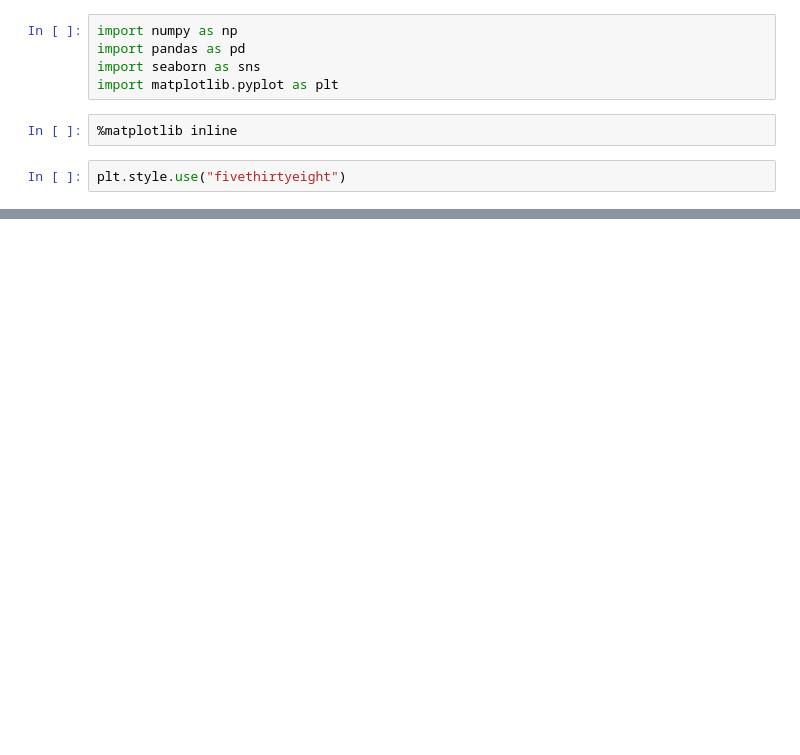
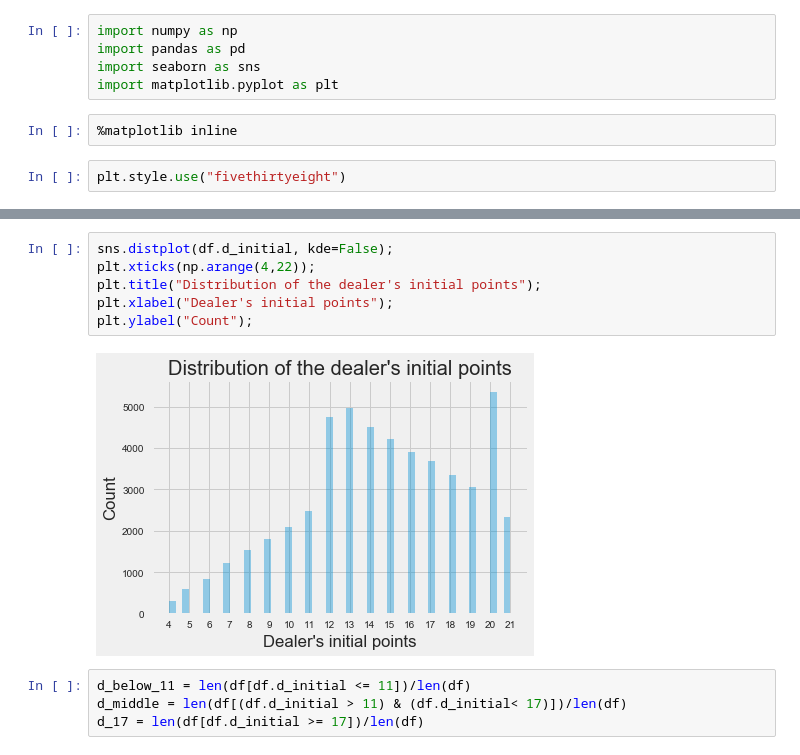
Before and after one commit to jocelyn-ong/data-science-projects, a Jupyter notebook: others/blackjack/analysis.ipynb, the cells around one changed output, grey strips where cells are left out. Saved outputs shown, nothing was run; the diff lists cells and outputs as text; blank space fills up the shorter version.

```diff
--- a/others/blackjack/analysis.ipynb
+++ b/others/blackjack/analysis.ipynb
@@ -11,0 +41,12 @@ df = pd.read_csv("cards.csv")
+# %%
+sns.distplot(df.d_initial, kde=False);
+plt.xticks(np.arange(4,22));
+plt.title("Distribution of the dealer's initial points");
+plt.xlabel("Dealer's initial points");
+plt.ylabel("Count");
+# %% [output]
+[figure, added]
+# %%
+d_below_11 = len(df[df.d_initial <= 11])/len(df)
+d_middle = len(df[(df.d_initial > 11) & (df.d_initial< 17)])/len(df)
+d_17 = len(df[df.d_initial >= 17])/len(df)
```
Also changed, not shown: parts of 14 cells of this notebook, 2 other files.
